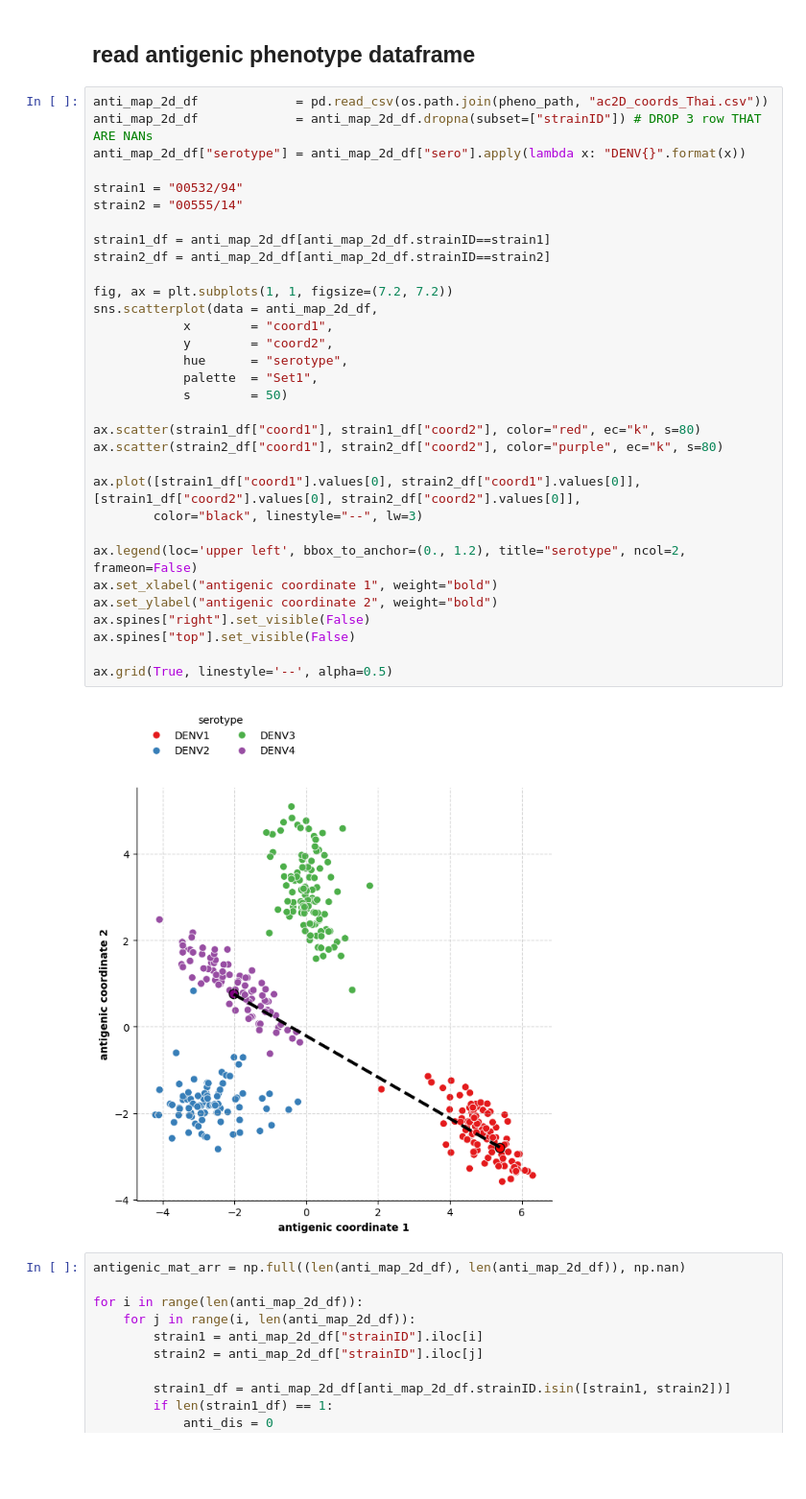
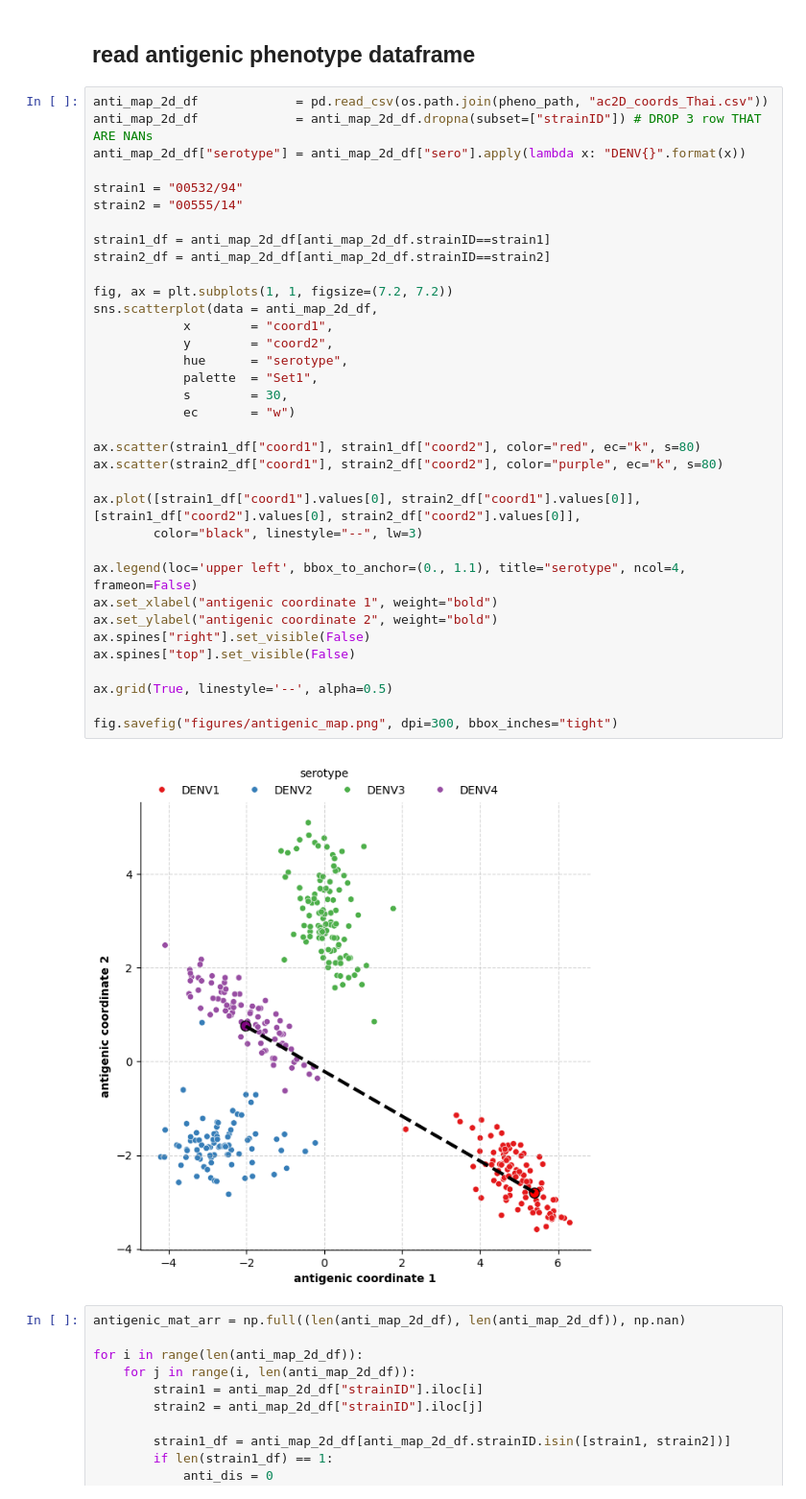
Before and after one commit to ChaosDonkey06/Stats-ML4Genomics, a Jupyter notebook: regression.ipynb, the cells around one changed output. Shown at 96% size. Drawn from its saved outputs; the diff is of its cells as text; blank space fills up the shorter version.

```diff
--- a/regression.ipynb
+++ b/regression.ipynb
@@ -175,36 +175,39 @@ pid_df["strain2_id"] = pid_df["seq2_name"].apply(lambda x: x.split(" ")[-1])
 anti_map_2d_df             = pd.read_csv(os.path.join(pheno_path, "ac2D_coords_Thai.csv"))
 anti_map_2d_df             = anti_map_2d_df.dropna(subset=["strainID"]) # DROP 3 row THAT ARE NANs
 anti_map_2d_df["serotype"] = anti_map_2d_df["sero"].apply(lambda x: "DENV{}".format(x))
 
 strain1 = "00532/94"
 strain2 = "00555/14"
 
 strain1_df = anti_map_2d_df[anti_map_2d_df.strainID==strain1]
 strain2_df = anti_map_2d_df[anti_map_2d_df.strainID==strain2]
 
 fig, ax = plt.subplots(1, 1, figsize=(7.2, 7.2))
 sns.scatterplot(data = anti_map_2d_df,
             x        = "coord1",
             y        = "coord2",
             hue      = "serotype",
             palette  = "Set1",
-            s        = 50)
+            s        = 30,
+            ec       = "w")
 
 ax.scatter(strain1_df["coord1"], strain1_df["coord2"], color="red", ec="k", s=80)
 ax.scatter(strain2_df["coord1"], strain2_df["coord2"], color="purple", ec="k", s=80)
 
 ax.plot([strain1_df["coord1"].values[0], strain2_df["coord1"].values[0]], [strain1_df["coord2"].values[0], strain2_df["coord2"].values[0]],
         color="black", linestyle="--", lw=3)
 
-ax.legend(loc='upper left', bbox_to_anchor=(0., 1.2), title="serotype", ncol=2, frameon=False)
+ax.legend(loc='upper left', bbox_to_anchor=(0., 1.1), title="serotype", ncol=4, frameon=False)
 ax.set_xlabel("antigenic coordinate 1", weight="bold")
 ax.set_ylabel("antigenic coordinate 2", weight="bold")
 ax.spines["right"].set_visible(False)
 ax.spines["top"].set_visible(False)
 
 ax.grid(True, linestyle='--', alpha=0.5)
+
+fig.savefig("figures/antigenic_map.png", dpi=300, bbox_inches="tight")
 # %% [output]
-[figure, old version]
+[figure, new version]
 # %%
 antigenic_mat_arr = np.full((len(anti_map_2d_df), len(anti_map_2d_df)), np.nan)
 
```
Also changed, not shown: parts of 9 cells of this notebook, 26 other files.
